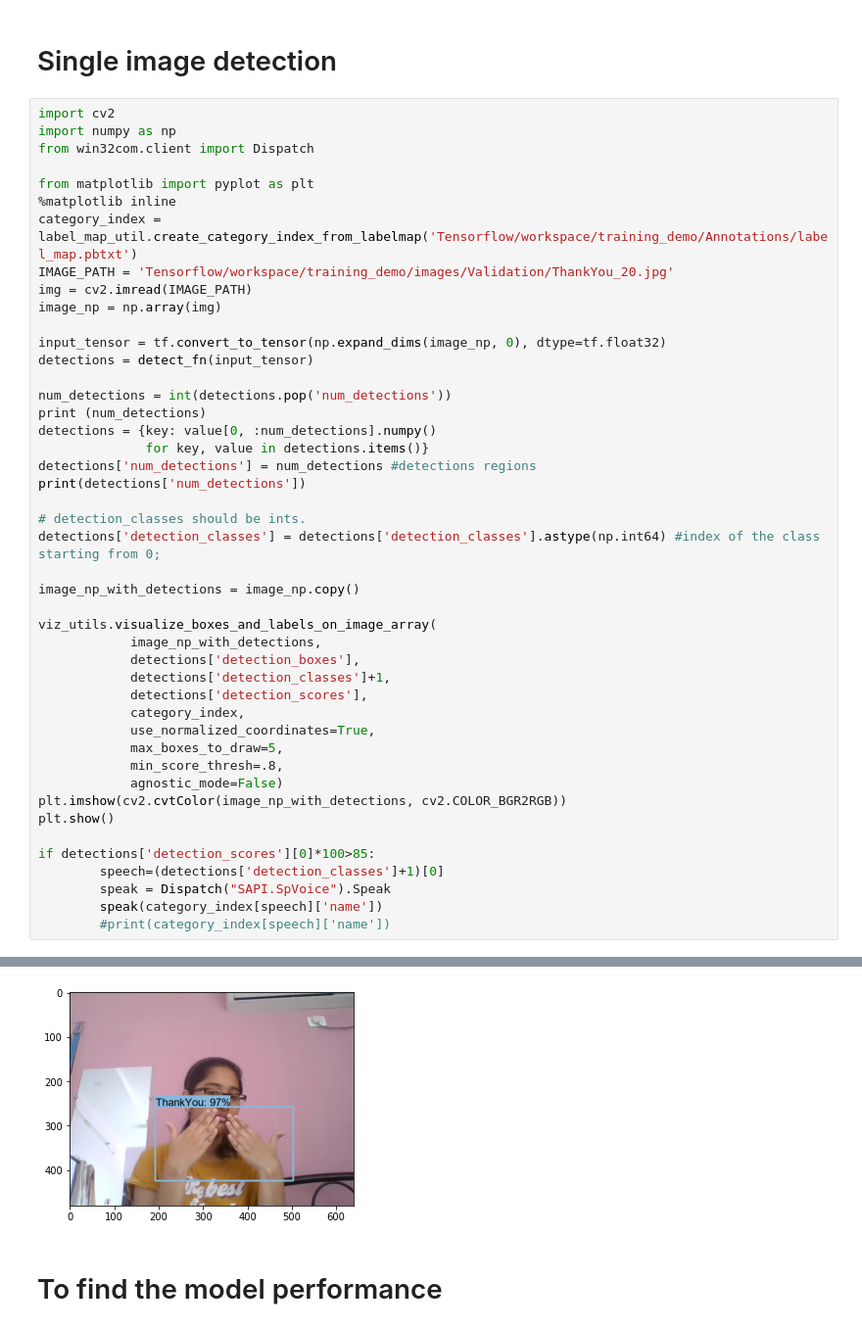
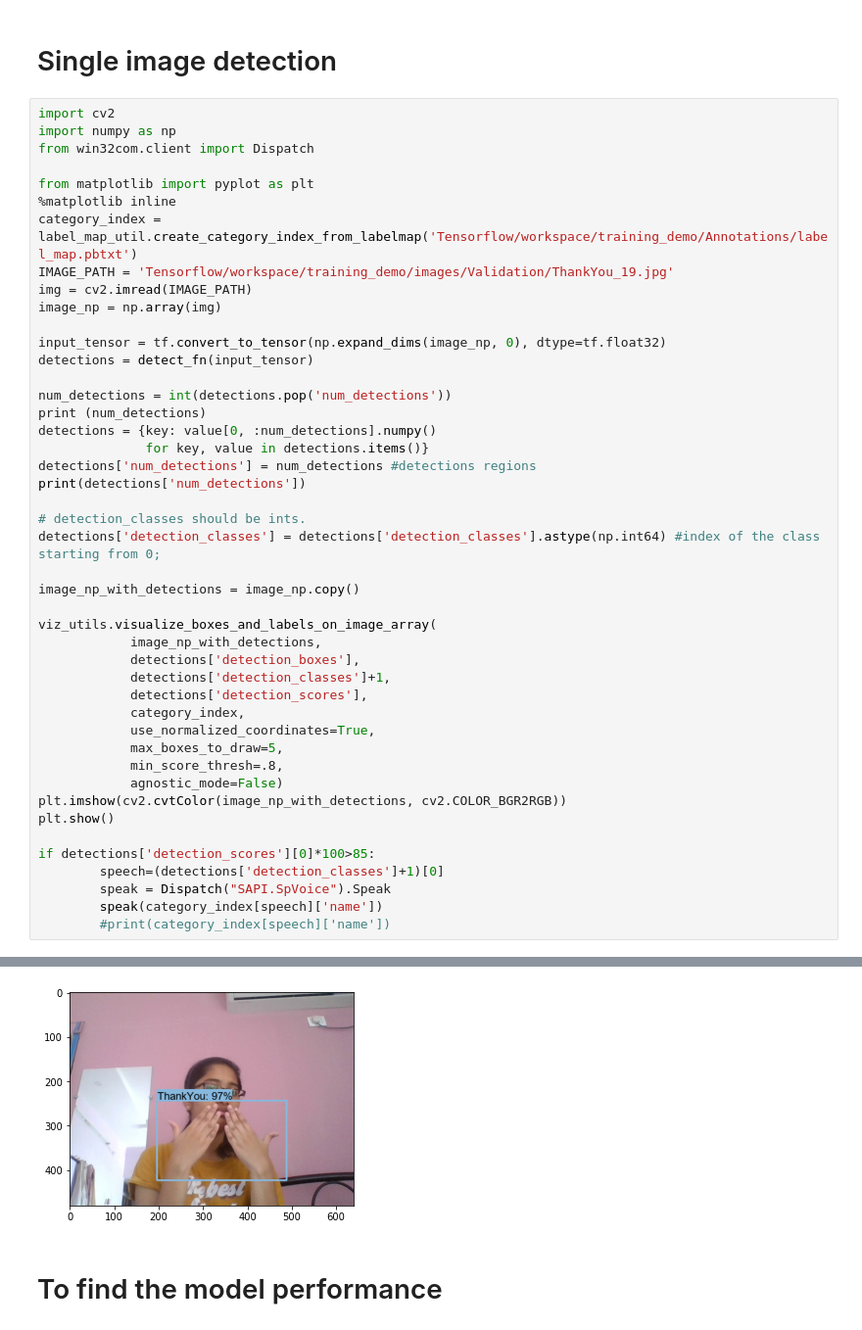
Before and after one commit to SRI-BHAVANI/Sign-Language-to-Speech-Conversion, a Jupyter notebook: ASL Training Using ResNet with Transfer Learning.ipynb, the cells around one changed output, grey strips where cells are left out. Shown at 98% size. Cells and saved outputs as stored; diff of their text form.

```diff
--- a/ASL Training Using ResNet with Transfer Learning.ipynb
+++ b/ASL Training Using ResNet with Transfer Learning.ipynb
@@ -113,7 +113,7 @@ from win32com.client import Dispatch
 from matplotlib import pyplot as plt
 %matplotlib inline
 category_index = label_map_util.create_category_index_from_labelmap('Tensorflow/workspace/training_demo/Annotations/label_map.pbtxt')
-IMAGE_PATH = 'Tensorflow/workspace/training_demo/images/Validation/ThankYou_20.jpg'
+IMAGE_PATH = 'Tensorflow/workspace/training_demo/images/Validation/ThankYou_19.jpg'
 img = cv2.imread(IMAGE_PATH)
 image_np = np.array(img)
 
@@ -154,6 +158,6 @@ if detections['detection_scores'][0]*100>85:
 300
 300
-[figure, old version]
+[figure, new version]
 # %% [markdown]
 # To find the model performance
 # %%
```
Also changed, not shown: parts of 1 cell of this notebook.
